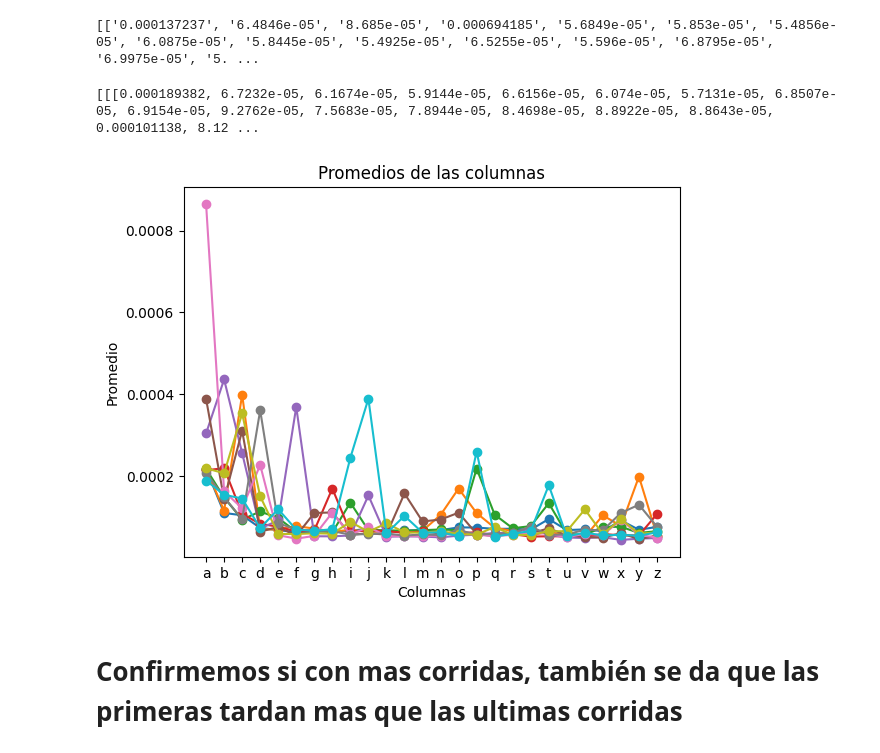
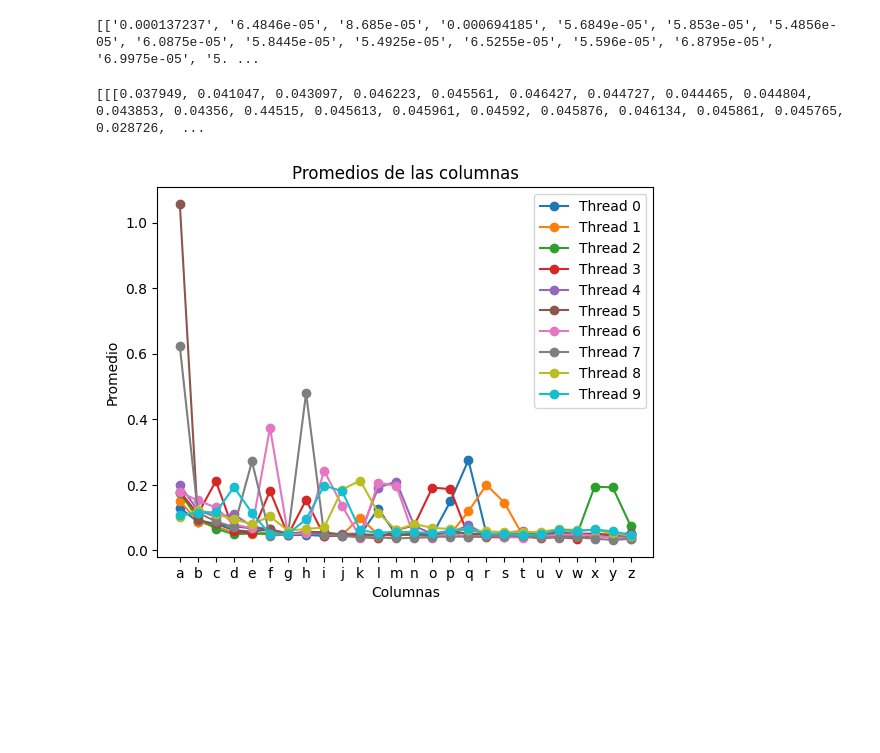
Before and after one commit to matiascozzani/TP-SO, a Jupyter notebook: Experimentos/Experimentos.ipynb, the cells around one changed output. Cells and saved outputs as stored; diff of their text form; code cells hidden in the pictures; blank space fills up the shorter version.

```diff
--- a/Experimentos/Experimentos.ipynb
+++ b/Experimentos/Experimentos.ipynb
@@ -342,7 +339,7 @@ def armarArchivo2(cantLineas, index, experimento):
 for i in range(10):
     armarArchivo2(2600, i, 3)
 maxCantThreads = 10
-corridasPorThread = 5
+corridasPorThread = 300
 cantArchivosPorThread = 10
 # %%
 import re
@@ -439,25 +436,24 @@ print(tiemposDiezThreads)
 # %%
 data = []
 for i in range(10):
     data.append([[float(value) for value in sublist] for sublist in tiemposDiezThreads[i::10]])
 
 print(data)
 column_averages = []
 for i in range(10):
     column_averages.append(np.mean(data[i], axis=0))
 
 x = range(len(column_averages[0]))  # Valores de x van de 0 a la longitud de column_averages
 
 # Generar el gráfico
 for i in range(10):
-    plt.plot(x, column_averages[i], marker='o')
+    plt.plot(x, column_averages[i], marker='o', label='Thread {}'.format(i))
 plt.xlabel('Columnas')
 plt.ylabel('Promedio')
 plt.title('Promedios de las columnas')
 plt.xticks(x, [chr(97 + i) for i in x])  # Convertir los valores de x en letras usando chr()
+plt.legend()
 plt.show()
 # %% [output]
-[[[0.000189382, 6.7232e-05, 6.1674e-05, 5.9144e-05, 6.6156e-05, 6.074e-05, 5.7131e-05, 6.8507e-05, 6.9154e-05, 9.2762e-05, 7.5683e-05, 7.8944e-05, 8.4698e-05, 8.8922e-05, 8.8643e-05, 0.000101138, 8.12 ...
+[[[0.037949, 0.041047, 0.043097, 0.046223, 0.045561, 0.046427, 0.044727, 0.044465, 0.044804, 0.043853, 0.04356, 0.44515, 0.045613, 0.045961, 0.04592, 0.045876, 0.046134, 0.045861, 0.045765, 0.028726,  ...
-[figure, old version]
+[figure, new version]
-# %% [markdown]
-# Confirmemos si con mas corridas, también se da que las primeras tardan mas que las ultimas corridas
```
Also changed, not shown: parts of 7 cells of this notebook, 4 other files.
